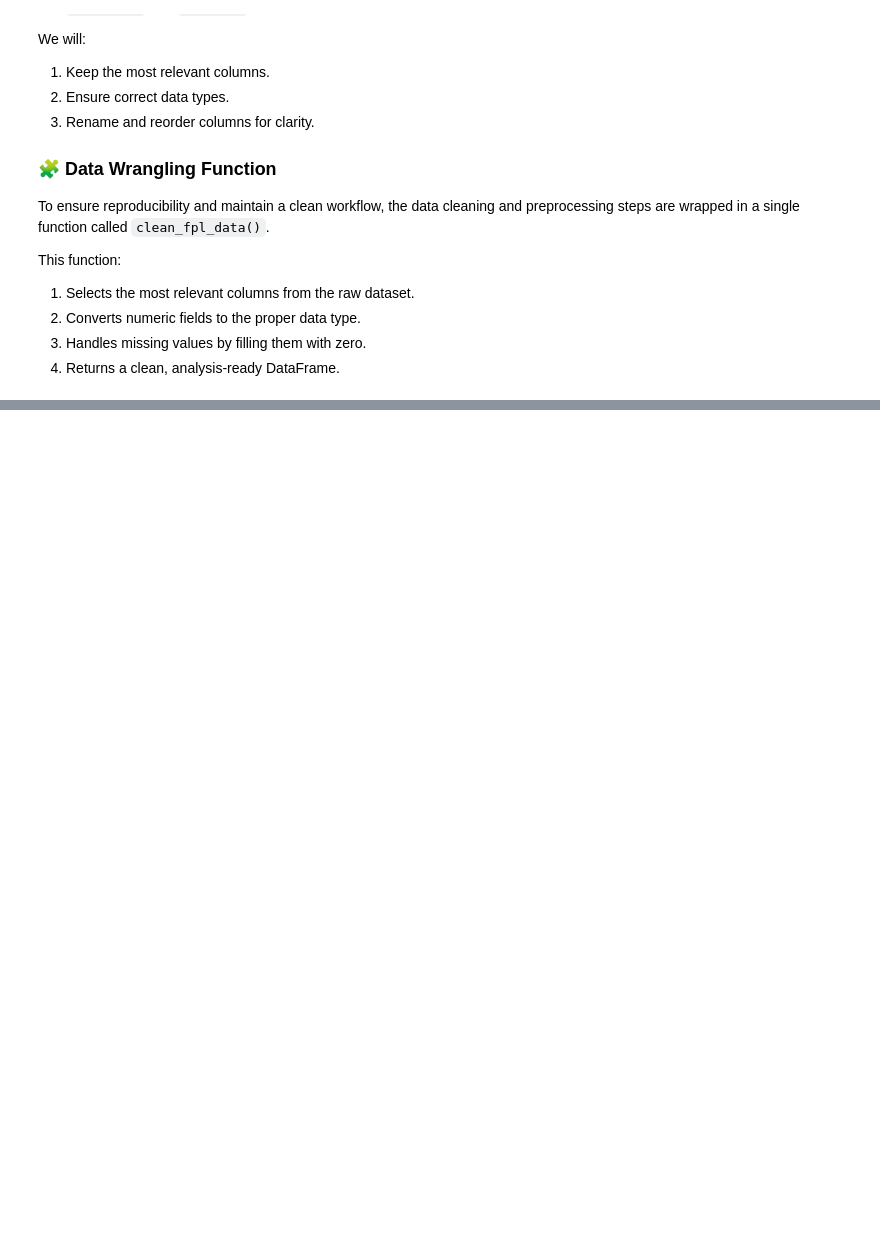
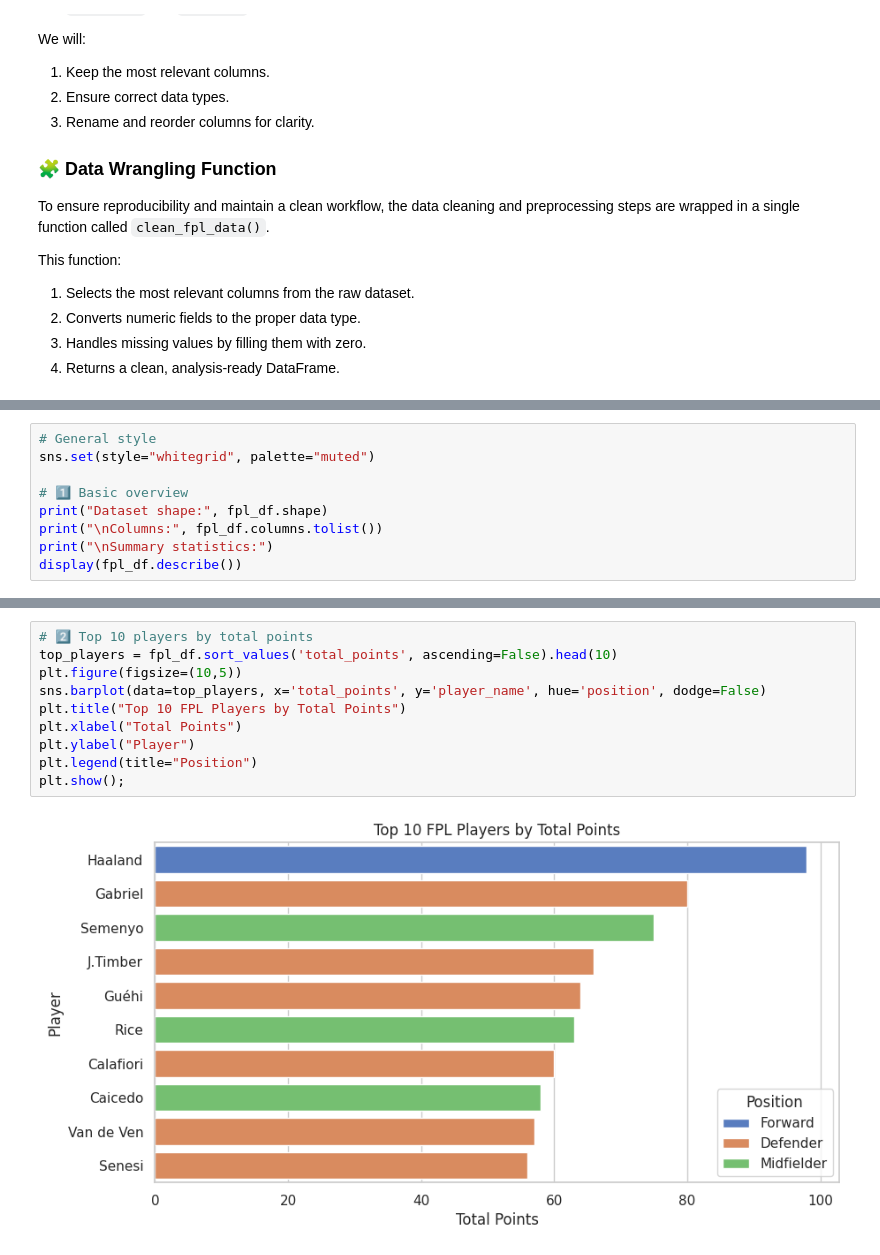
Before and after one commit to SamAbr/FPL-Squad-Selection, a Jupyter notebook: FPL.ipynb, the cells around one changed output, grey strips where cells are left out. Saved outputs shown, nothing was run; the diff lists cells and outputs as text; blank space fills up the shorter version.

```diff
--- a/FPL.ipynb
+++ b/FPL.ipynb
@@ -253,0 +233,9 @@ fpl_df.head()
+# %%
+# General style
+sns.set(style="whitegrid", palette="muted")
+
+# 1️⃣ Basic overview
+print("Dataset shape:", fpl_df.shape)
+print("\nColumns:", fpl_df.columns.tolist())
+print("\nSummary statistics:")
+display(fpl_df.describe())
@@ -253,0 +257,12 @@ fpl_df.head()
+# %%
+# 2️⃣ Top 10 players by total points
+top_players = fpl_df.sort_values('total_points', ascending=False).head(10)
+plt.figure(figsize=(10,5))
+sns.barplot(data=top_players, x='total_points', y='player_name', hue='position', dodge=False)
+plt.title("Top 10 FPL Players by Total Points")
+plt.xlabel("Total Points")
+plt.ylabel("Player")
+plt.legend(title="Position")
+plt.show();
+# %% [output]
+[figure, added]
```
Also changed, not shown: parts of 18 cells of this notebook.
